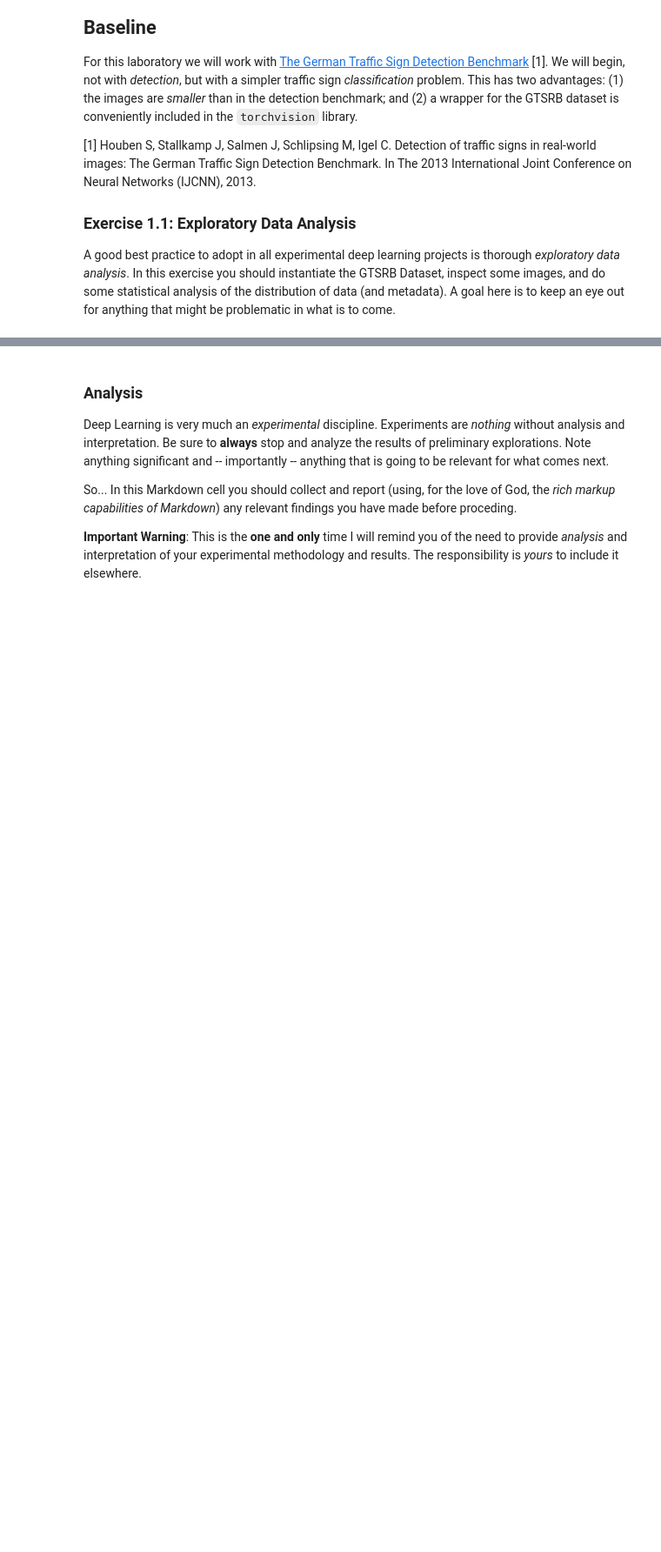
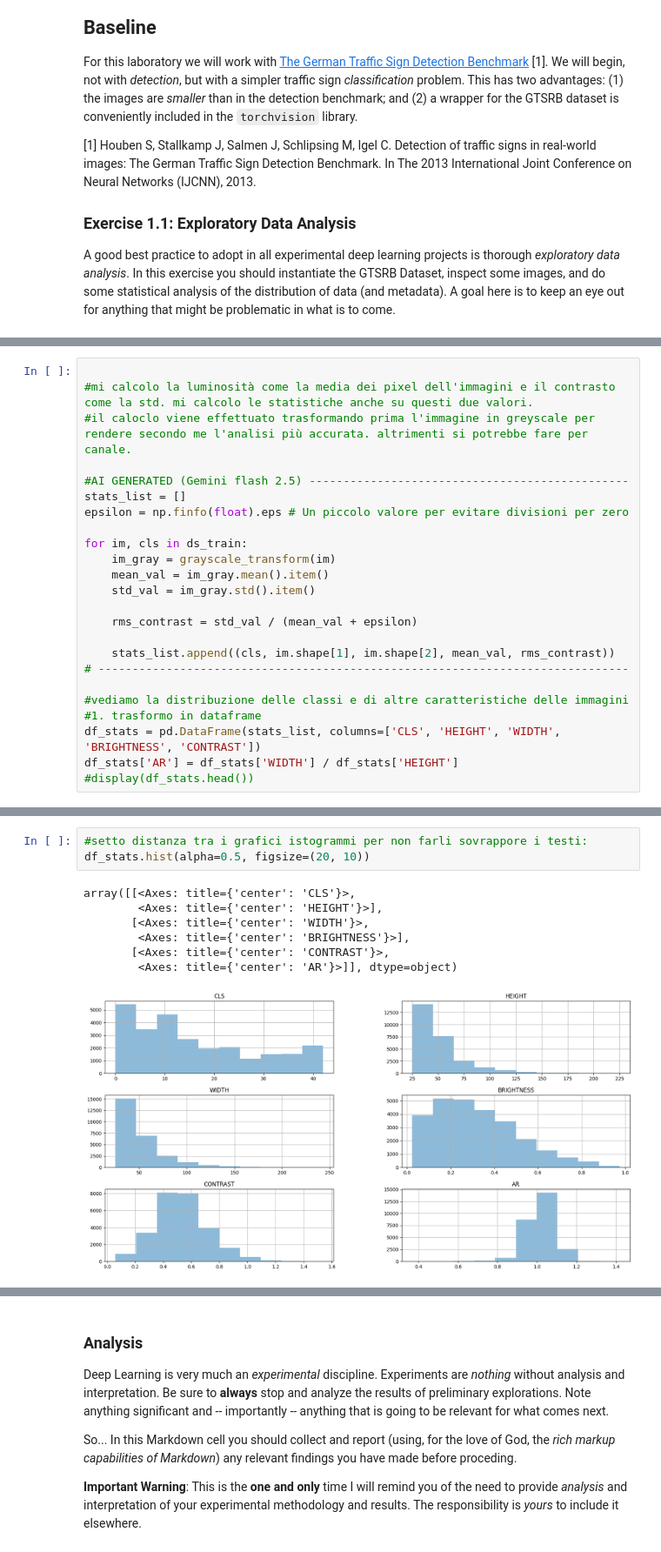
Before and after one commit to TommyyPasto/DLA-course-repo, a Jupyter notebook: Lab 1/DLA-Lab1.ipynb, the cells around one changed output, grey strips where cells are left out. Shown at 87% size. Saved outputs shown, nothing was run; the diff lists cells and outputs as text; blank space fills up the shorter version.

Commit message:
aggiunta analisi con istogrammi su varie caratteristiche dell'immagine(geometriche, luminosità e contrasto e aspect ratio).

```diff
--- a/Lab 1/DLA-Lab1.ipynb
+++ b/Lab 1/DLA-Lab1.ipynb
@@ -102,0 +158,24 @@ from torchvision.datasets import GTSRB
+# %%
+
+#mi calcolo la luminosità come la media dei pixel dell'immagini e il contrasto come la std. mi calcolo le statistiche anche su questi due valori.
+#il caloclo viene effettuato trasformando prima l'immagine in greyscale per rendere secondo me l'analisi più accurata. altrimenti si potrebbe fare per canale.
+
+#AI GENERATED (Gemini flash 2.5) -----------------------------------------------
+stats_list = []
+epsilon = np.finfo(float).eps # Un piccolo valore per evitare divisioni per zero
+
+for im, cls in ds_train:
+    im_gray = grayscale_transform(im)
+    mean_val = im_gray.mean().item()
+    std_val = im_gray.std().item()
+
+    rms_contrast = std_val / (mean_val + epsilon)
+
+    stats_list.append((cls, im.shape[1], im.shape[2], mean_val, rms_contrast))
+# ------------------------------------------------------------------------------
+
+#vediamo la distribuzione delle classi e di altre caratteristiche delle immagini
+#1. trasformo in dataframe
+df_stats = pd.DataFrame(stats_list, columns=['CLS', 'HEIGHT', 'WIDTH', 'BRIGHTNESS', 'CONTRAST'])
+df_stats['AR'] = df_stats['WIDTH'] / df_stats['HEIGHT']
+#display(df_stats.head())
@@ -102,0 +194,11 @@ from torchvision.datasets import GTSRB
+# %%
+#setto distanza tra i grafici istogrammi per non farli sovrappore i testi:
+df_stats.hist(alpha=0.5, figsize=(20, 10))
+# %% [output]
+array([[<Axes: title={'center': 'CLS'}>,
+        <Axes: title={'center': 'HEIGHT'}>],
+       [<Axes: title={'center': 'WIDTH'}>,
+        <Axes: title={'center': 'BRIGHTNESS'}>],
+       [<Axes: title={'center': 'CONTRAST'}>,
+        <Axes: title={'center': 'AR'}>]], dtype=object)
+[figure, added]
```
Also changed, not shown: parts of 10 cells of this notebook.
